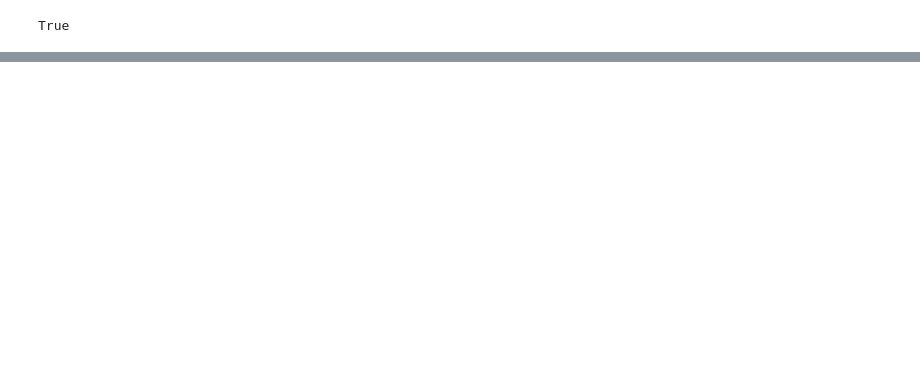
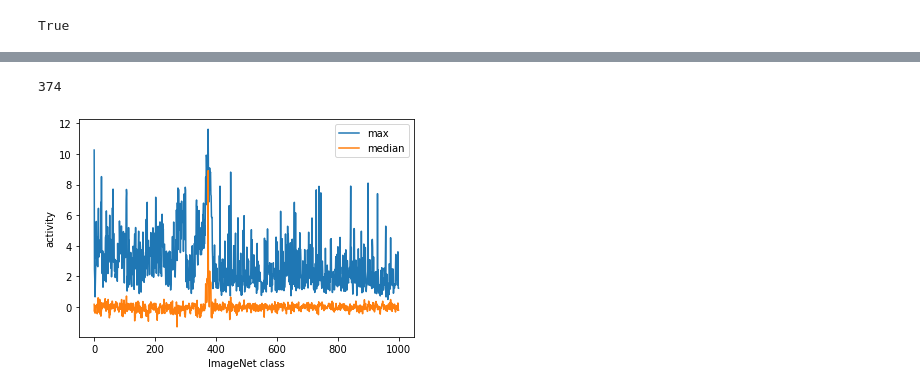
Before and after one commit to tillhartmann/ActMax-Optimizer-Dev, a Jupyter notebook: imagenet_activation.ipynb, the cells around one changed output, grey strips where cells are left out. Drawn from its saved outputs; the diff is of its cells as text; code cells hidden in the pictures; blank space fills up the shorter version.

```diff
--- a/imagenet_activation.ipynb
+++ b/imagenet_activation.ipynb
@@ -69,13 +85,19 @@ plt.gca().set_xlabel('activity')
 # %%
-maxmedian = np.zeros((1000,2))
+max_scores =  np.zeros(int(np.max(labels)))
+median_scores = np.zeros(int(np.max(labels)))
 
-for i in range(1000):
-    x = scores[scores[:,1]==i,0]
-    maxmedian[i,0] = np.max(x)
-    maxmedian[i,1] = np.median(x)
+for i in range(int(np.max(labels))):
+    x = scores[labels==i]
+    max_scores[i] = np.max(x)
+    median_scores[i] = np.median(x)
 
-plt.plot(maxmedian, label=['max', 'median'])
+plt.plot(max_scores, label='max')
+plt.plot(median_scores, label='median')
+
 plt.legend()
 plt.gca().set_xlabel('ImageNet class')
 plt.gca().set_ylabel('activity')
-np.argmax(maxmedian,axis=0)
+np.argmax(median_scores,axis=0)
+# %% [output]
+374
+[figure, added]
```
Also changed, not shown: parts of 5 cells of this notebook.
